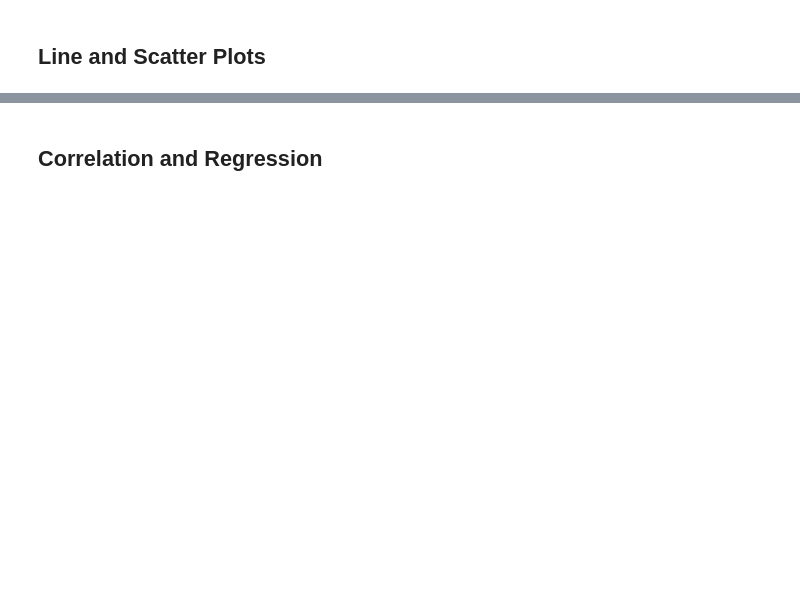
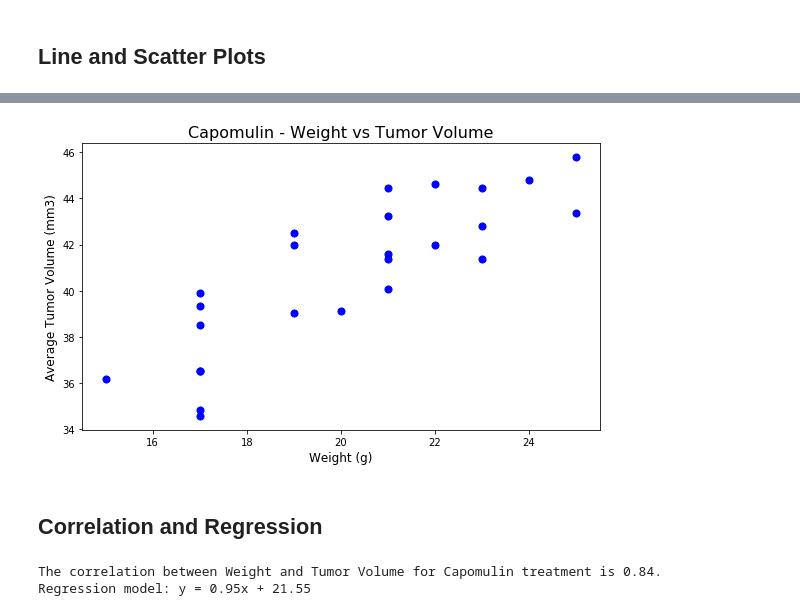
Before and after one commit to zsvorenova/matplotlib-challenge, a Jupyter notebook: Pymaceuticals/pymaceuticals_starter.ipynb, the cells around one changed output, grey strips where cells are left out. Saved outputs shown, nothing was run; the diff lists cells and outputs as text; code cells hidden in the pictures; blank space fills up the shorter version.

```diff
--- a/Pymaceuticals/pymaceuticals_starter.ipynb
+++ b/Pymaceuticals/pymaceuticals_starter.ipynb
@@ -301,2 +320,15 @@ Index(['Mouse ID', 'Timepoint', 'Tumor Volume (mm3)', 'Metastatic Sites',
+# %%
+# Generate a scatter plot of mouse weight versus average tumor volume for the Capomulin regimen
+Capomulin_weight = clean_df[clean_df['Drug Regimen'] == 'Capomulin'].groupby('Mouse ID').mean().iloc[:,4]
+Capomulin_avgtumor = clean_df[clean_df['Drug Regimen'] == 'Capomulin'].groupby('Mouse ID').mean().iloc[:,1]
+fig2,ax2 = plt.subplots(figsize=(8,5))
+plt.scatter(Capomulin_weight, Capomulin_avgtumor, marker="o", facecolors="blue", s=50)
+plt.xlabel('Weight (g)', fontsize=12)
+plt.ylabel('Average Tumor Volume (mm3)', fontsize=12)
+plt.title('Capomulin - Weight vs Tumor Volume', fontsize=16)
+plt.tight_layout()
+plt.show();
+# %% [output]
+[figure, added]
 # %% [markdown]
 ## Correlation and Regression
@@ -305,0 +335,12 @@ Index(['Mouse ID', 'Timepoint', 'Tumor Volume (mm3)', 'Metastatic Sites',
+# %%
+# Calculate the correlation coefficient and linear regression model
+# for mouse weight and average tumor volume for the Capomulin regimen
+correlation = st.pearsonr(Capomulin_weight,Capomulin_avgtumor)
+print(f"The correlation between Weight and Tumor Volume for Capomulin treatment is {round(correlation[0],2)}.")
+(slope, intercept, rvalue, pvalue, stderr) = linregress(Capomulin_weight, Capomulin_avgtumor)
+regress_values = Capomulin_weight * slope + intercept
+line_eq = "y = " + str(round(slope,2)) + "x + " + str(round(intercept,2))
+print(f'Regression model: ' + line_eq)
+# %% [output]
+The correlation between Weight and Tumor Volume for Capomulin treatment is 0.84.
+Regression model: y = 0.95x + 21.55
```
Also changed, not shown: parts of 16 cells of this notebook.
